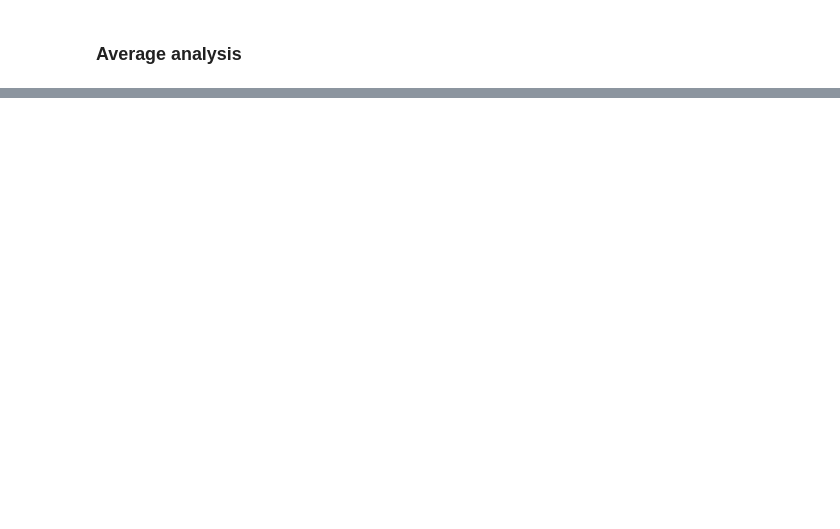
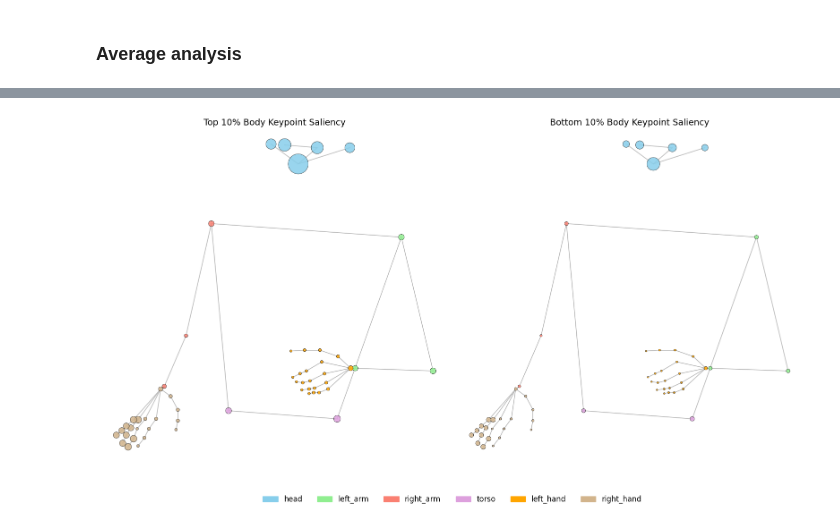
Before and after one commit to theofuhrmann/masters-thesis, a Jupyter notebook: gradient_saliency/plots_dataset.ipynb, the cells around one changed output, grey strips where cells are left out. Saved outputs shown, nothing was run; the diff lists cells and outputs as text; code cells hidden in the pictures; blank space fills up the shorter version.

```diff
--- a/gradient_saliency/plots_dataset.ipynb
+++ b/gradient_saliency/plots_dataset.ipynb
@@ -467,0 +804,83 @@ plt.show()
+# %%
+# Side-by-side visualization of Top vs Bottom body keypoint saliencies
+
+fig, axs = plt.subplots(1, 2, figsize=(16, 10))
+for ax in axs:
+    ax.set_aspect("equal")
+    ax.invert_yaxis()
+    ax.axis("off")
+
+
+# Build a color list per keypoint based on part membership
+def body_part_colors():
+    colors = []
+    for kp_idx in range(len(body_keypoints)):
+        assigned = None
+        for part, indices in body_parts_map_viz.items():
+            if kp_idx in indices:
+                assigned = body_colors.get(part, "gray")
+                break
+        colors.append(assigned or "gray")
+    return colors
+
+
+body_colors_list = body_part_colors()
+
+# Common size scaling
+size_scale = 12000
+top_sizes = top_average_body_saliency * size_scale
+bottom_sizes = bottom_average_body_saliency * size_scale
+
+# Draw skeleton underneath for both plots
+for ax in axs:
+    for p1, p2 in _skeleton():
+        if p1 < len(body_keypoints) and p2 < len(body_keypoints):
+            seg = body_keypoints[[p1, p2]]
+            ax.plot(
+                seg[:, 0], seg[:, 1], color="#bbbbbb", linewidth=1.2, zorder=1
+            )
+
+# Plot Top
+axs[0].scatter(
+    body_keypoints[:, 0],
+    body_keypoints[:, 1],
+    s=top_sizes,
+    c=body_colors_list,
+    edgecolor="black",
+    linewidth=0.5,
+    alpha=0.85,
+    zorder=3,
+)
+axs[0].set_title("Top 10% Body Keypoint Saliency", fontsize=14)
+
+# Plot Bottom
+axs[1].scatter(
+    body_keypoints[:, 0],
+    body_keypoints[:, 1],
+    s=bottom_sizes,
+    c=body_colors_list,
+    edgecolor="black",
+    linewidth=0.5,
+    alpha=0.85,
+    zorder=3,
+)
+axs[1].set_title("Bottom 10% Body Keypoint Saliency", fontsize=14)
+
+# Legend for parts
+legend_handles = [
+    plt.Rectangle((0, 0), 1, 1, color=color, label=part)
+    for part, color in body_colors.items()
+]
+fig.legend(
+    handles=legend_handles,
+    loc="lower center",
+    ncol=min(len(legend_handles), 6),
+    frameon=False,
+    fontsize=12,
+    bbox_to_anchor=(0.5, 0.02),
+)
+
+plt.tight_layout()
+plt.show()
+# %% [output]
+[figure, added]
```
Also changed, not shown: parts of 14 cells of this notebook.
